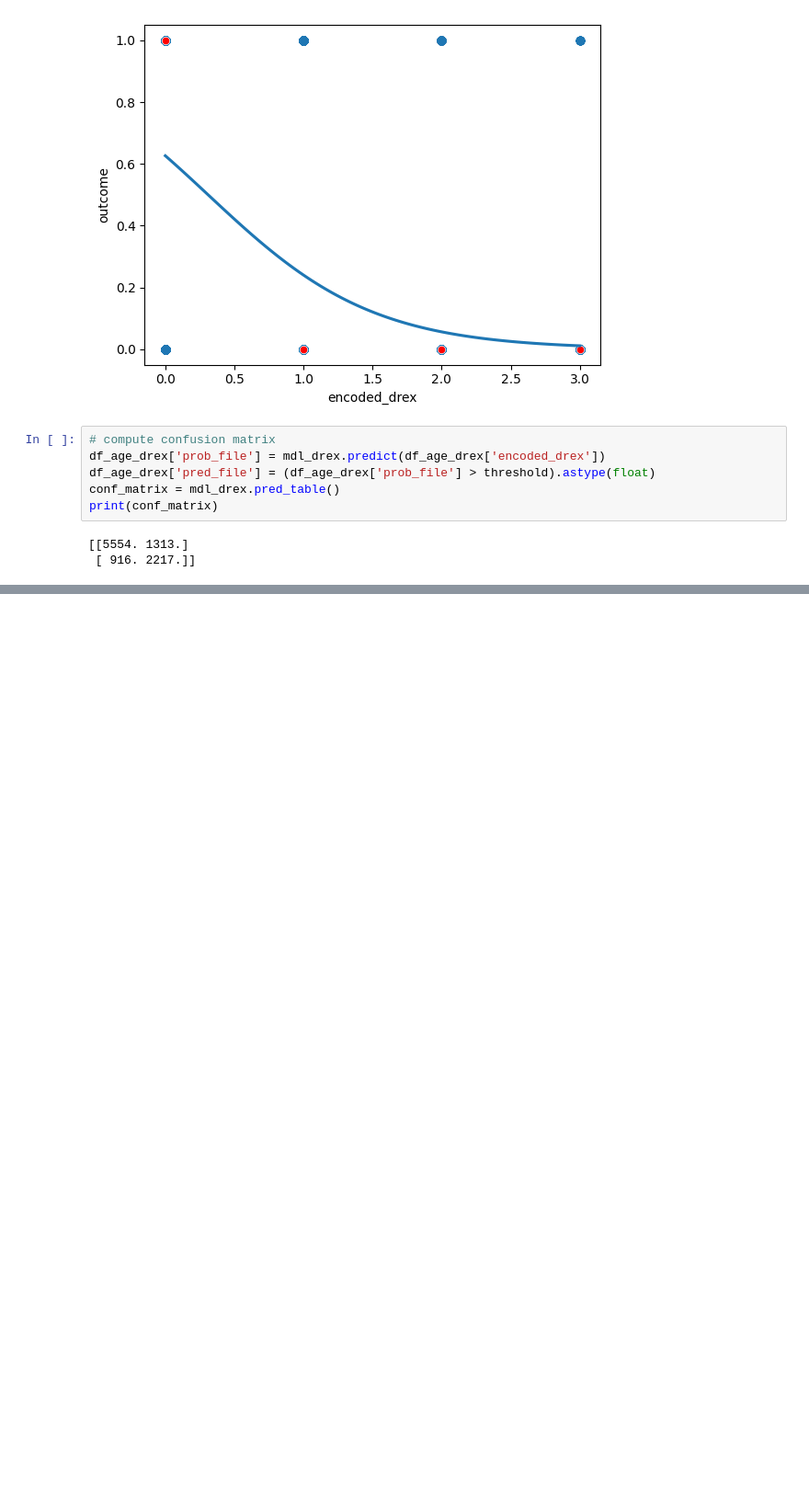
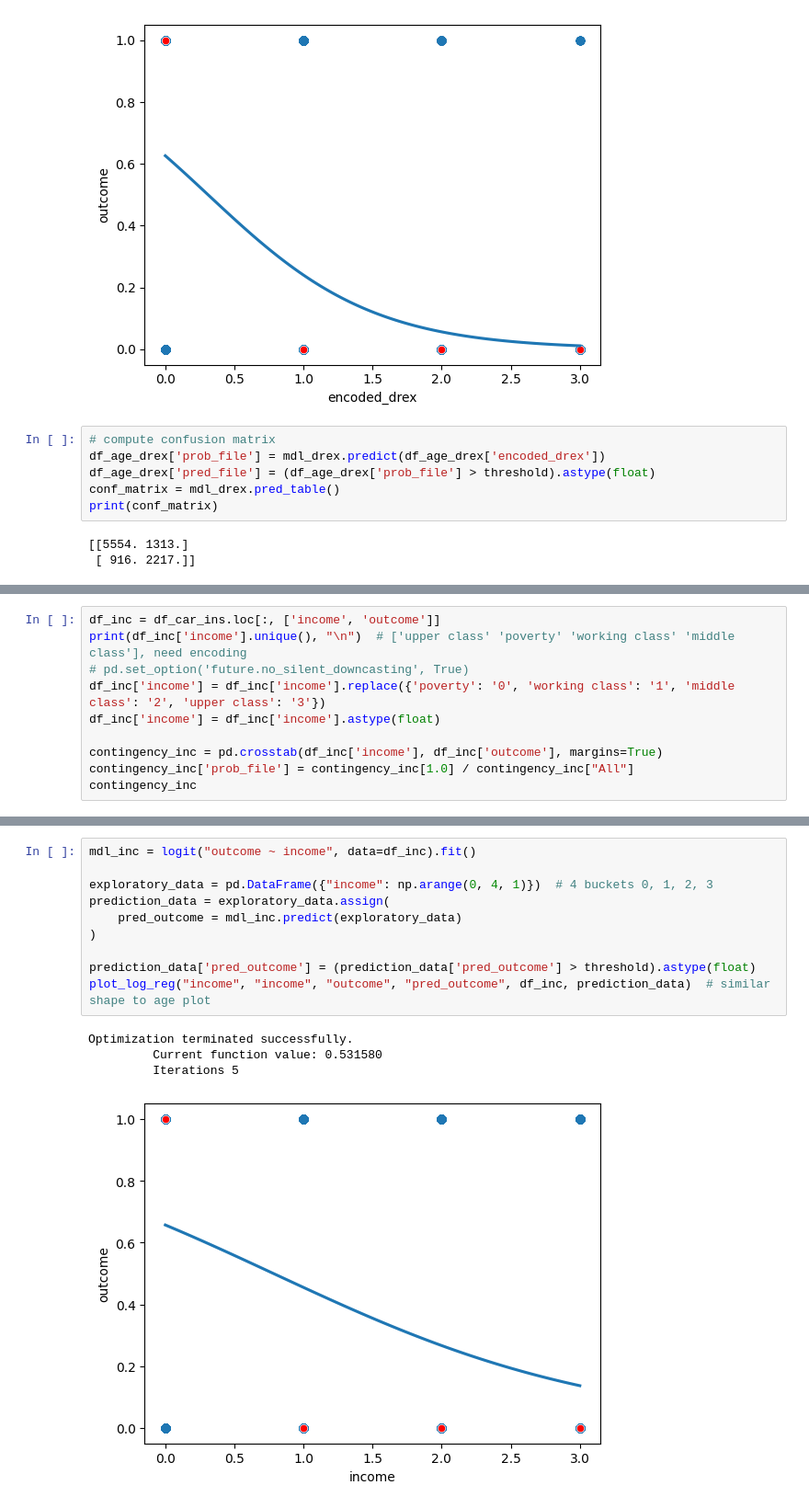
Before and after one commit to MichaelSzczepaniak/DataCamp, a Jupyter notebook: Tracks/Associate Data Scientist/27 Project 7 - Modeling Car Insurance Claim Outcomes/CarInsuranceOutcomes.ipynb, the cells around one changed output, grey strips where cells are left out. Shown: that part at 92% size. Saved outputs shown, nothing was run; the diff lists cells and outputs as text; blank space fills up the shorter version.

Commit message:
complete evaluating of all predictors, verified correct answer

```diff
--- a/Tracks/Associate Data Scientist/27 Project 7 - Modeling Car Insurance Claim Outcomes/CarInsuranceOutcomes.ipynb
+++ b/Tracks/Associate Data Scientist/27 Project 7 - Modeling Car Insurance Claim Outcomes/CarInsuranceOutcomes.ipynb
@@ -353,0 +410,10 @@ Accuracy using driving experience only: 0.7771
+# %%
+df_inc = df_car_ins.loc[:, ['income', 'outcome']]
+print(df_inc['income'].unique(), "\n")  # ['upper class' 'poverty' 'working class' 'middle class'], need encoding
+# pd.set_option('future.no_silent_downcasting', True)
+df_inc['income'] = df_inc['income'].replace({'poverty': '0', 'working class': '1', 'middle class': '2', 'upper class': '3'})
+df_inc['income'] = df_inc['income'].astype(float)
+
+contingency_inc = pd.crosstab(df_inc['income'], df_inc['outcome'], margins=True)
+contingency_inc['prob_file'] = contingency_inc[1.0] / contingency_inc["All"]
+contingency_inc
@@ -353,0 +429,15 @@ Accuracy using driving experience only: 0.7771
+# %%
+mdl_inc = logit("outcome ~ income", data=df_inc).fit()
+
+exploratory_data = pd.DataFrame({"income": np.arange(0, 4, 1)})  # 4 buckets 0, 1, 2, 3
+prediction_data = exploratory_data.assign(
+    pred_outcome = mdl_inc.predict(exploratory_data)
+)
+
+prediction_data['pred_outcome'] = (prediction_data['pred_outcome'] > threshold).astype(float)
+plot_log_reg("income", "income", "outcome", "pred_outcome", df_inc, prediction_data)  # similar shape to age plot
+# %% [output]
+Optimization terminated successfully.
+         Current function value: 0.531580
+         Iterations 5
+[figure, added]
```
Also changed, not shown: parts of 50 cells of this notebook.
